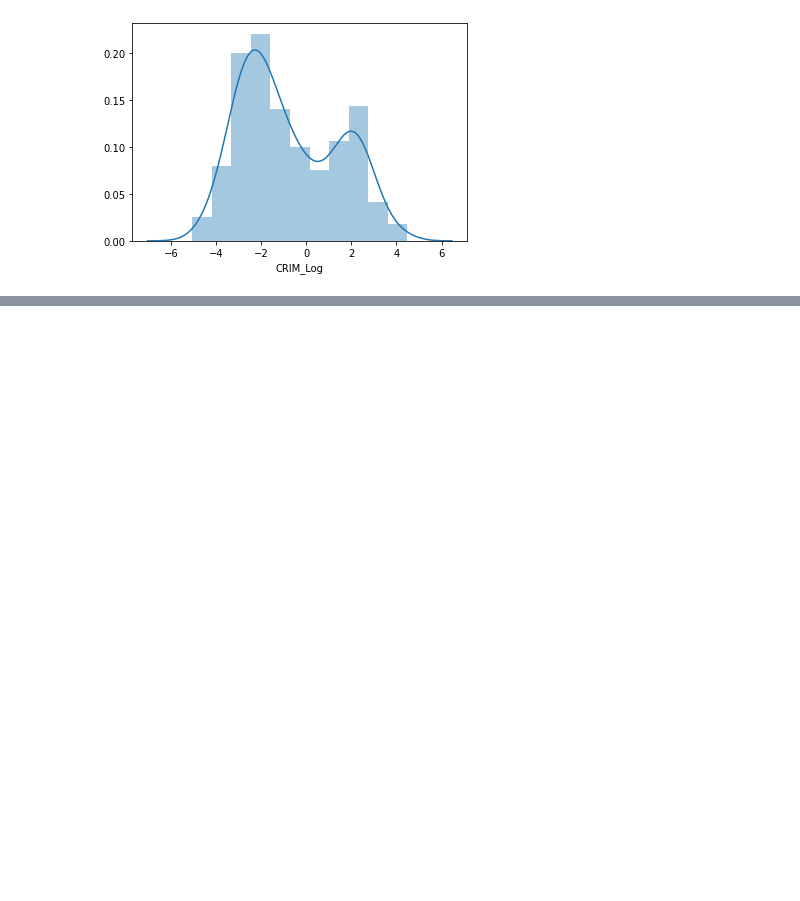
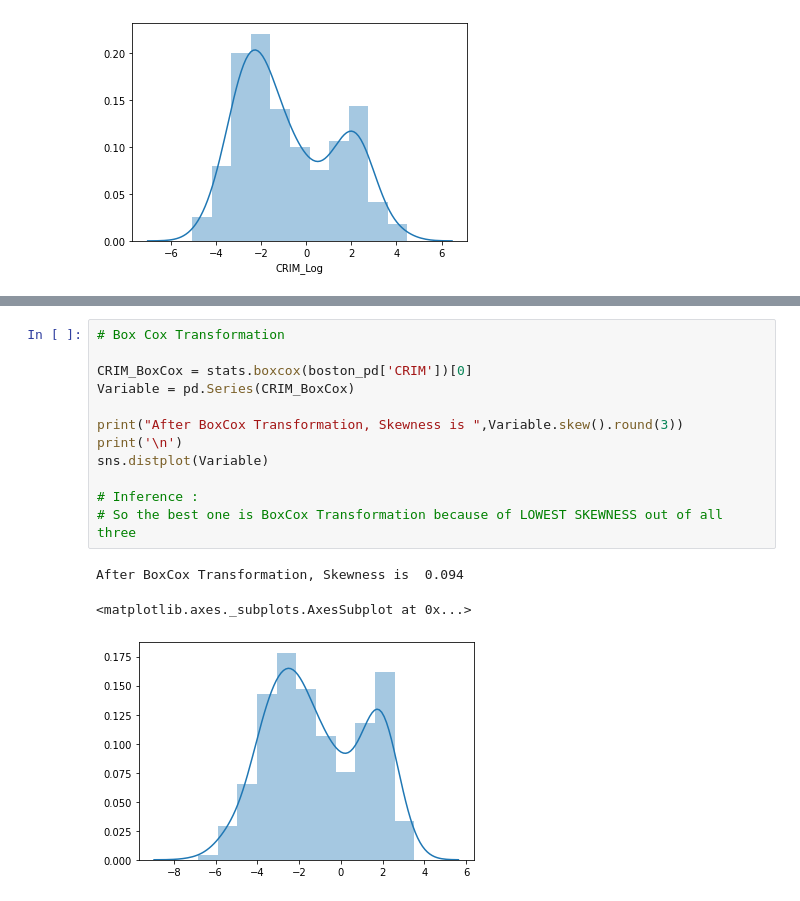
Before and after one commit to sandipanpaul21/Machine-Learning-in-Python-Code, a Jupyter notebook: 05_Feature_Engineering.ipynb, the cells around one changed output, grey strips where cells are left out. Cells and saved outputs as stored; diff of their text form; blank space fills up the shorter version.

```diff
--- a/05_Feature_Engineering.ipynb
+++ b/05_Feature_Engineering.ipynb
@@ -115,0 +161,16 @@ Another popular method of transformation is Square root transformation which hel
+# %%
+# Box Cox Transformation
+
+CRIM_BoxCox = stats.boxcox(boston_pd['CRIM'])[0]
+Variable = pd.Series(CRIM_BoxCox)
+
+print("After BoxCox Transformation, Skewness is ",Variable.skew().round(3))
+print('\n')
+sns.distplot(Variable)
+
+# Inference :
+# So the best one is BoxCox Transformation because of LOWEST SKEWNESS out of all three
+# %% [output]
+After BoxCox Transformation, Skewness is  0.094
+<matplotlib.axes._subplots.AxesSubplot at 0x...>
+[figure, added]
```
Also changed, not shown: parts of 20 cells of this notebook.
